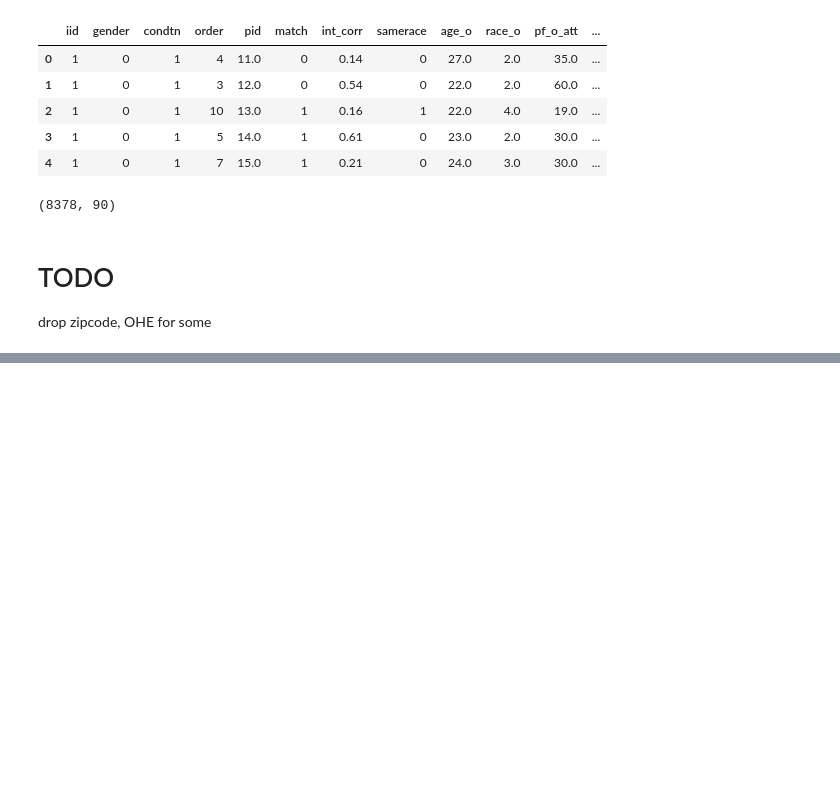
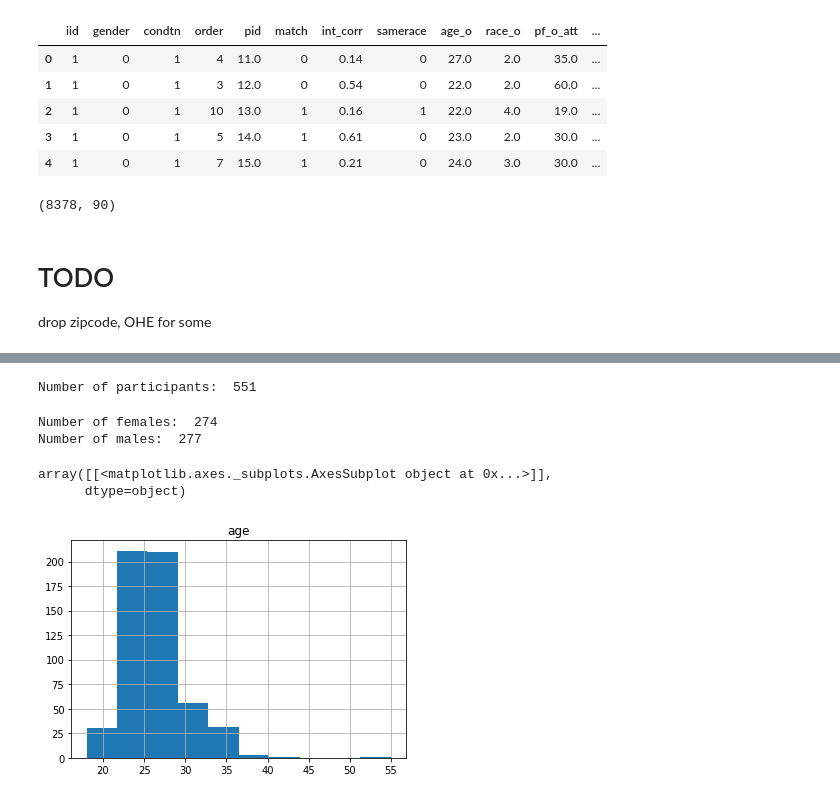
Before and after one commit to dperille/cs363d-f21-project, a Jupyter notebook: project.ipynb, the cells around one changed output, grey strips where cells are left out. Drawn from its saved outputs; the diff is of its cells as text; code cells hidden in the pictures; blank space fills up the shorter version.

```diff
--- a/project.ipynb
+++ b/project.ipynb
@@ -123,0 +128,18 @@ After dropping many features either due to too many missing values or irrelevanc
+# %%
+people = data.groupby('iid').first()
+print("Number of participants: ", people.shape[0])
+# %% [output]
+Number of participants:  551
+# %%
+genders = people.groupby('gender').size()
+print("Number of females: ", genders.iloc[0])
+print("Number of males: ", genders.iloc[1])
+# %% [output]
+Number of females:  274
+Number of males:  277
+# %%
+people.hist(column='age')
+# %% [output]
+array([[<matplotlib.axes._subplots.AxesSubplot object at 0x...>]],
+      dtype=object)
+[figure, added]
```
Also changed, not shown: parts of 8 cells of this notebook.
